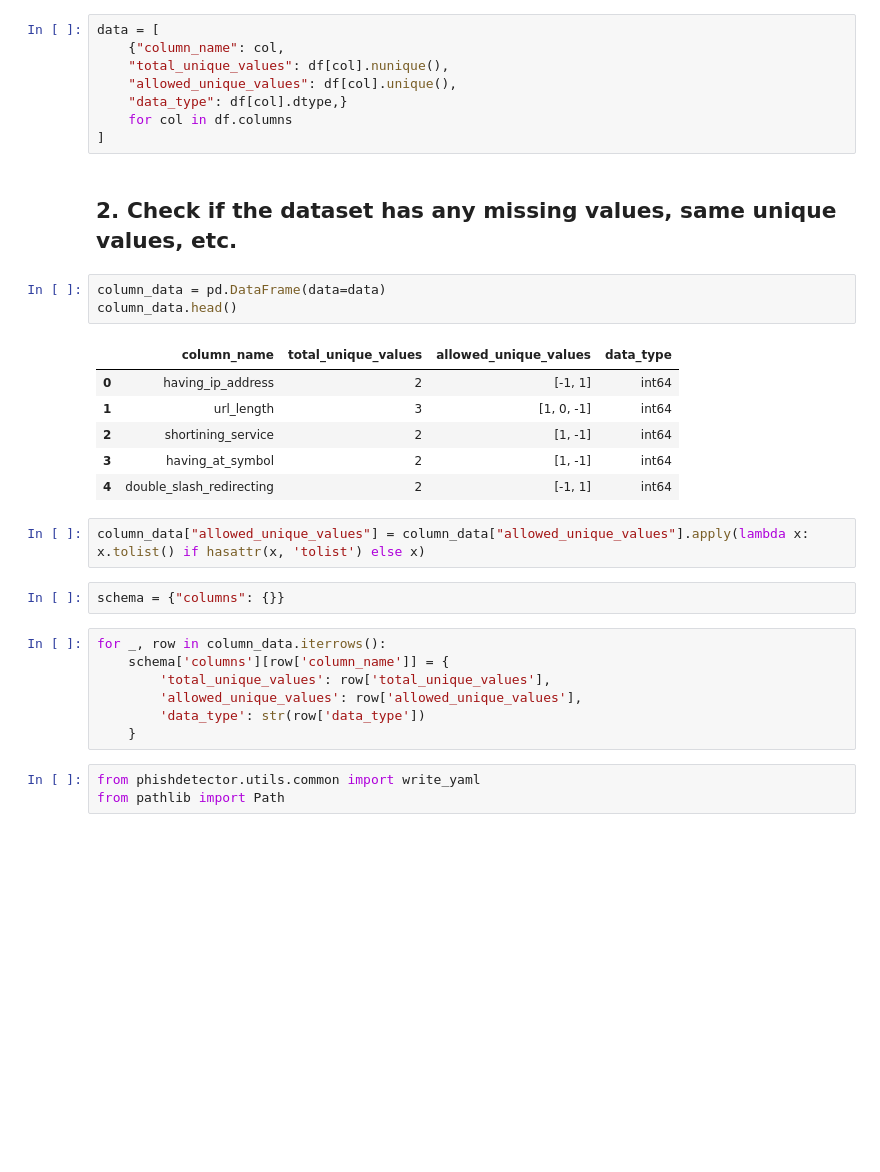
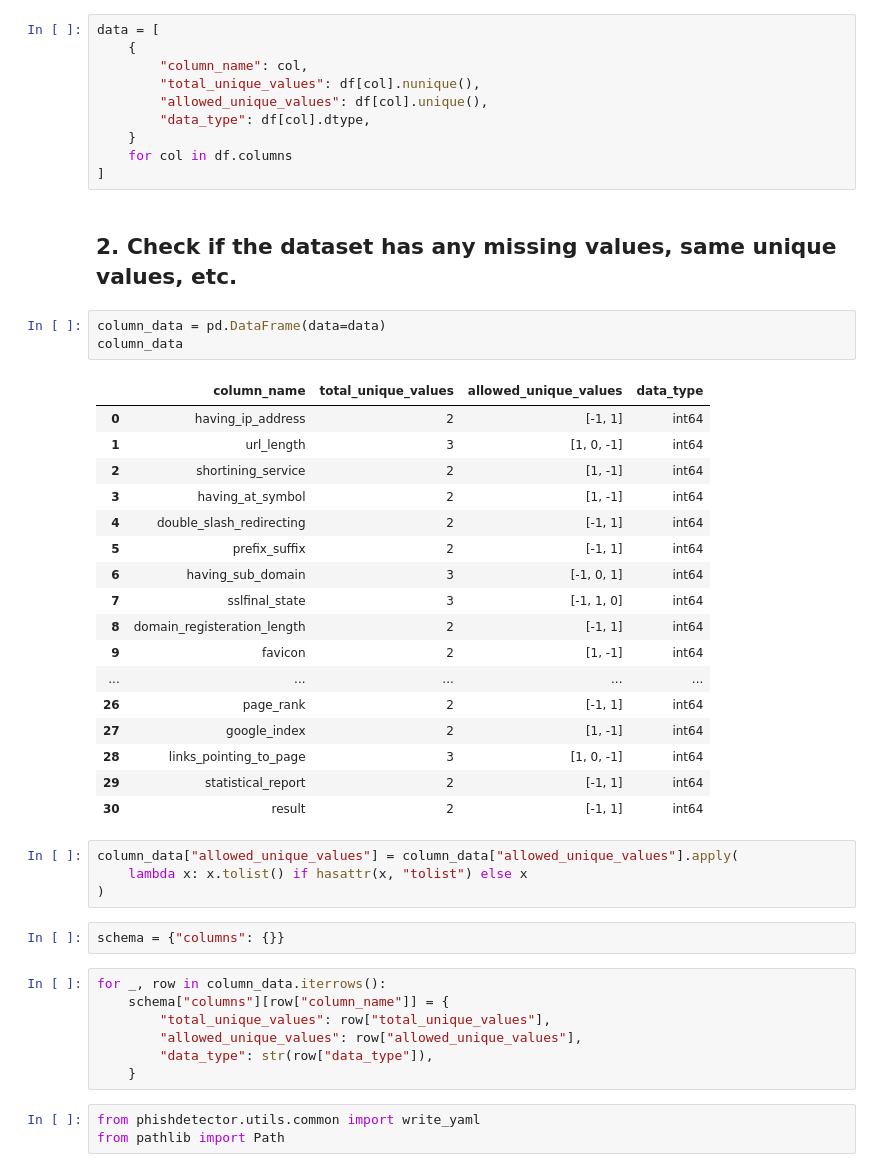
Before and after one commit to sujeetgund/phishing-website-detection, a Jupyter notebook: notebooks/trials.ipynb, the cells around one changed output. Saved outputs shown, nothing was run; the diff lists cells and outputs as text; blank space fills up the shorter version.

```diff
--- a/notebooks/trials.ipynb
+++ b/notebooks/trials.ipynb
@@ -54,33 +80,48 @@ df.columns = df.columns.str.lower()
 # %%
 data = [
-    {"column_name": col,
-    "total_unique_values": df[col].nunique(),
-    "allowed_unique_values": df[col].unique(),
-    "data_type": df[col].dtype,}
+    {
+        "column_name": col,
+        "total_unique_values": df[col].nunique(),
+        "allowed_unique_values": df[col].unique(),
+        "data_type": df[col].dtype,
+    }
     for col in df.columns
 ]
 # %% [markdown]
 ## 2. Check if the dataset has any missing values, same unique values, etc.
 # %%
 column_data = pd.DataFrame(data=data)
-column_data.head()
+column_data
 # %% [output]
 |  | column_name | total_unique_values | allowed_unique_values | data_type |
 | 0 | having_ip_address | 2 | [-1, 1] | int64 |
 | 1 | url_length | 3 | [1, 0, -1] | int64 |
 | 2 | shortining_service | 2 | [1, -1] | int64 |
 | 3 | having_at_symbol | 2 | [1, -1] | int64 |
 | 4 | double_slash_redirecting | 2 | [-1, 1] | int64 |
+| 5 | prefix_suffix | 2 | [-1, 1] | int64 |
+| 6 | having_sub_domain | 3 | [-1, 0, 1] | int64 |
+| 7 | sslfinal_state | 3 | [-1, 1, 0] | int64 |
+| 8 | domain_registeration_length | 2 | [-1, 1] | int64 |
+| 9 | favicon | 2 | [1, -1] | int64 |
+| ... | ... | ... | ... | ... |
+| 26 | page_rank | 2 | [-1, 1] | int64 |
+| 27 | google_index | 2 | [1, -1] | int64 |
+| 28 | links_pointing_to_page | 3 | [1, 0, -1] | int64 |
+| 29 | statistical_report | 2 | [-1, 1] | int64 |
+| 30 | result | 2 | [-1, 1] | int64 |
 # %%
-column_data["allowed_unique_values"] = column_data["allowed_unique_values"].apply(lambda x: x.tolist() if hasattr(x, 'tolist') else x)
+column_data["allowed_unique_values"] = column_data["allowed_unique_values"].apply(
+    lambda x: x.tolist() if hasattr(x, "tolist") else x
+)
 # %%
 schema = {"columns": {}}
 # %%
 for _, row in column_data.iterrows():
-    schema['columns'][row['column_name']] = {
-        'total_unique_values': row['total_unique_values'],
-        'allowed_unique_values': row['allowed_unique_values'],
-        'data_type': str(row['data_type'])
+    schema["columns"][row["column_name"]] = {
+        "total_unique_values": row["total_unique_values"],
+        "allowed_unique_values": row["allowed_unique_values"],
+        "data_type": str(row["data_type"]),
     }
 # %%
 from phishdetector.utils.common import write_yaml
```
Also changed, not shown: parts of 14 cells of this notebook, 10 other files.
